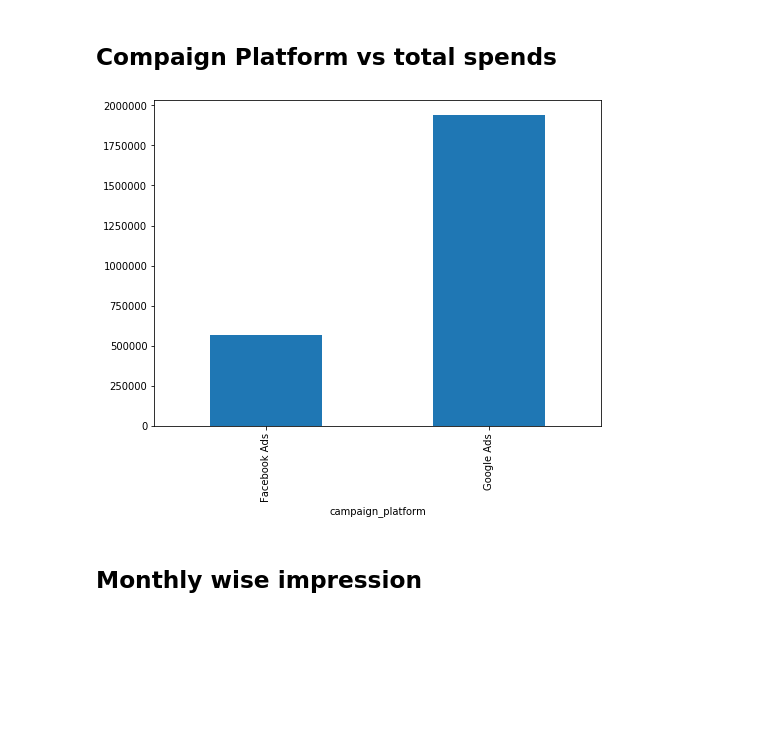
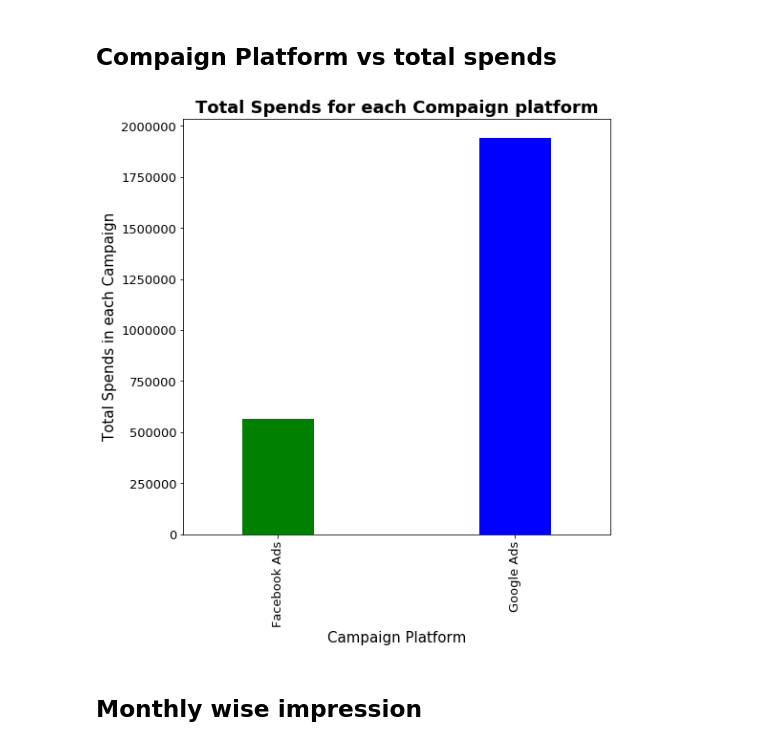
Before and after one commit to dheeraj-2000/Temp_prediction, a Jupyter notebook: Eda.ipynb, the cells around one changed output. Cells and saved outputs as stored; diff of their text form; code cells hidden in the pictures; blank space fills up the shorter version.

```diff
--- a/Eda.ipynb
+++ b/Eda.ipynb
@@ -40,13 +40,20 @@ plt.show()
 ## Monthly wise spends
 # %% [markdown]
 ## Compaign Platform vs total spends
-# %%
-
-fig = plt.figure(figsize=(8,6))
-df.groupby('campaign_platform').spends.sum().plot.bar(ylim=0)
-plt.show()
-# %% [output]
-[figure, removed]
+# %%
+fig=plt.figure(figsize=(8,8))
+color = ['green', 'blue']
+df.groupby('campaign_platform').spends.sum().plot.bar(width = 0.3, color = color, ylim=0)
+plt.ylabel('Total Spends in each Campaign', fontsize =15)
+plt.xlabel('Campaign Platform', fontsize =15)
+# Add a legend
+plt.title('Total Spends for each Compaign platform',fontweight="bold", fontsize =18)
+plt.xticks(fontsize =13)
+plt.yticks(fontsize =13)
+# plt.legend(loc='upper left', ncol=1, prop={"size":13})
+plt.show()
+# %% [output]
+[figure, added]
 # %% [markdown]
 ## Monthly wise impression
 # %% [markdown]
```
Also changed, not shown: parts of 29 cells of this notebook.
